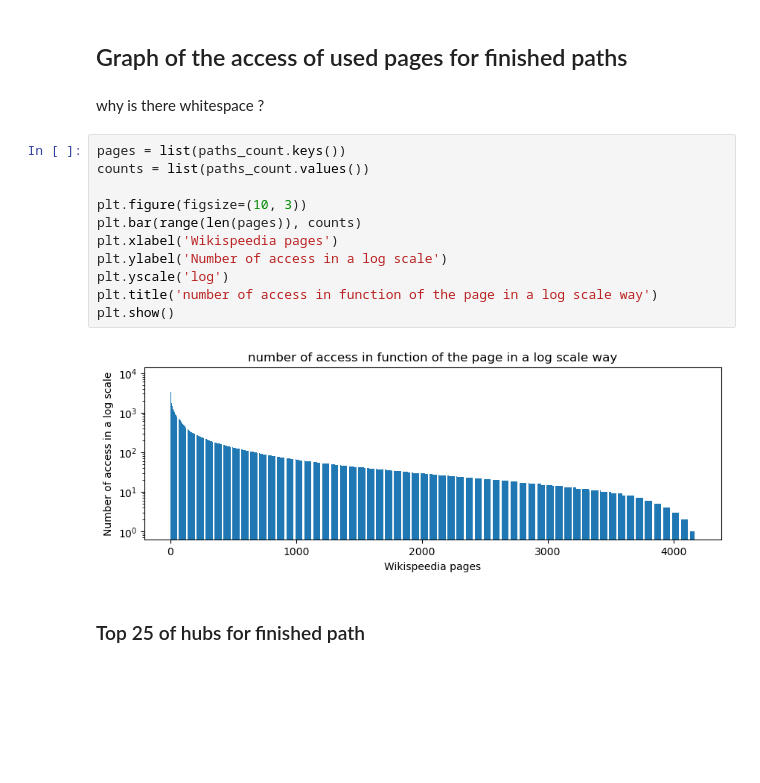
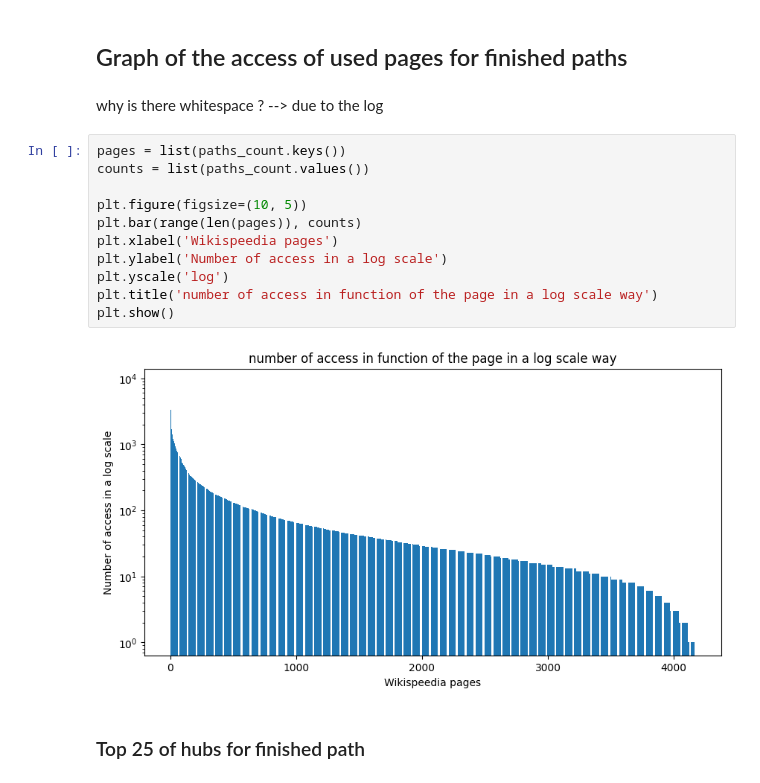
Before and after one commit to epfl-ada/ada-2023-project-miaoumiaou, a Jupyter notebook: Visualisation_wiki.ipynb, the cells around one changed output. Drawn from its saved outputs; the diff is of its cells as text; blank space fills up the shorter version.

```diff
--- a/Visualisation_wiki.ipynb
+++ b/Visualisation_wiki.ipynb
@@ -152,20 +152,20 @@ They are 435 articles that are not used for the finished paths
 # %% [markdown]
 ## Graph of the access of used pages for finished paths
 # %% [markdown]
-why is there whitespace ?
+why is there whitespace ? --> due to the log
 # %%
 pages = list(paths_count.keys())
 counts = list(paths_count.values())
 
-plt.figure(figsize=(10, 3))
+plt.figure(figsize=(10, 5))
 plt.bar(range(len(pages)), counts)
 plt.xlabel('Wikispeedia pages')
 plt.ylabel('Number of access in a log scale')
 plt.yscale('log')
 plt.title('number of access in function of the page in a log scale way')
 plt.show()
 # %% [output]
-[figure, old version]
+[figure, new version]
 # %% [markdown]
 ### Top 25 of hubs for finished path
 # %%
```
Also changed, not shown: parts of 12 cells of this notebook.
